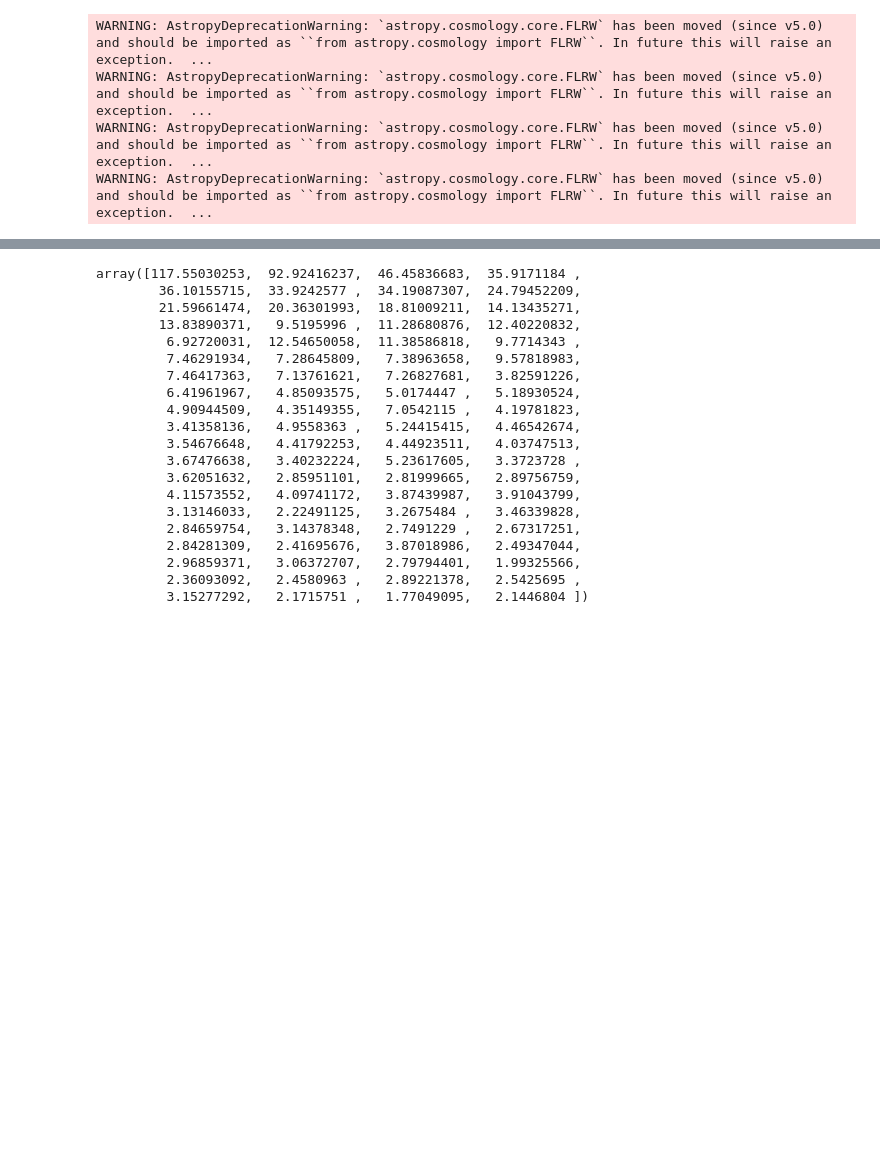
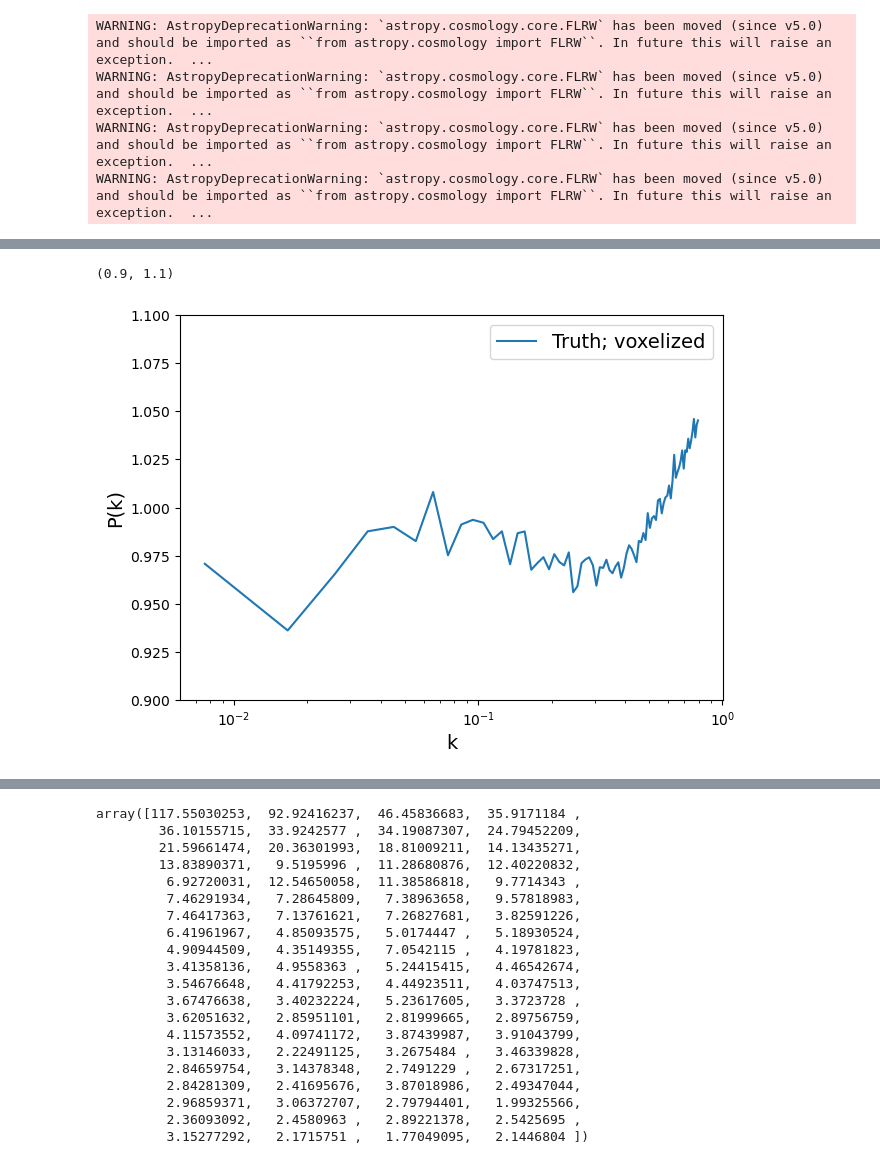
Before and after one commit to shivampcosmo/CHARM_old, a Jupyter notebook: notebooks/TEST_ROCKSTAR_RUNS/test_HOD_population.ipynb, the cells around one changed output, grey strips where cells are left out. Drawn from its saved outputs; the diff is of its cells as text; code cells hidden in the pictures; blank space fills up the shorter version.

```diff
--- a/notebooks/TEST_ROCKSTAR_RUNS/test_HOD_population.ipynb
+++ b/notebooks/TEST_ROCKSTAR_RUNS/test_HOD_population.ipynb
@@ -133,0 +277,18 @@ pl.yscale('log')
+# %%
+import matplotlib.pyplot as pl
+pl.figure(figsize=(7,5))
+# pl.plot(Pk_truth['k'], Pk_truth['power'].real, label='Truth')
+# pl.plot(Pk_truth_vox['k'], Pk_truth['power'].real/Pk_mock_vox['power'].real, label='Truth; voxelized')
+pl.plot(Pk_truth_vox['k'], Pk_truth_vox['power'].real/Pk_mock_vox['power'].real, label='Truth; voxelized')
+# pl.plot(Pk_truth_vox['k'], Pk_truth_vox['power'].real/Pk_truth['power'].real, label='Truth; voxelized')
+# pl.plot(Pk_mock_vox['k'], Pk_mock_vox['power'].real, label='Mock; voxelized')
+# pl.plot(k_mockxtruth_chirag, Pk_mockxtruth_chirag, label='mockxtruth_chirag')
+pl.legend(fontsize=14)
+pl.xlabel('k', size=14)
+pl.ylabel('P(k)', size=14)
+pl.xscale('log')
+pl.ylim(0.9, 1.1)
+# pl.yscale('log')
+# %% [output]
+(0.9, 1.1)
+[figure, added]
```
Also changed, not shown: parts of 12 cells of this notebook, 25 other files.
